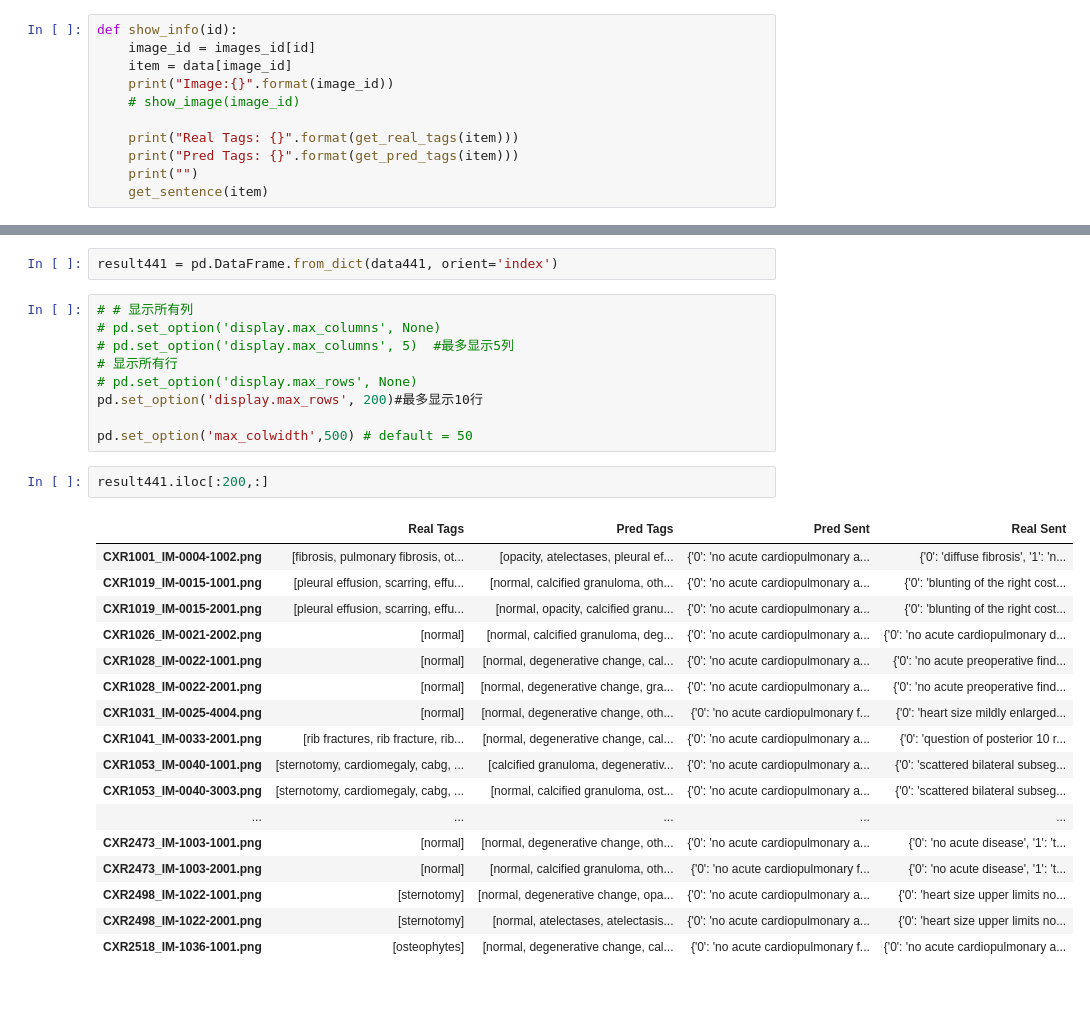
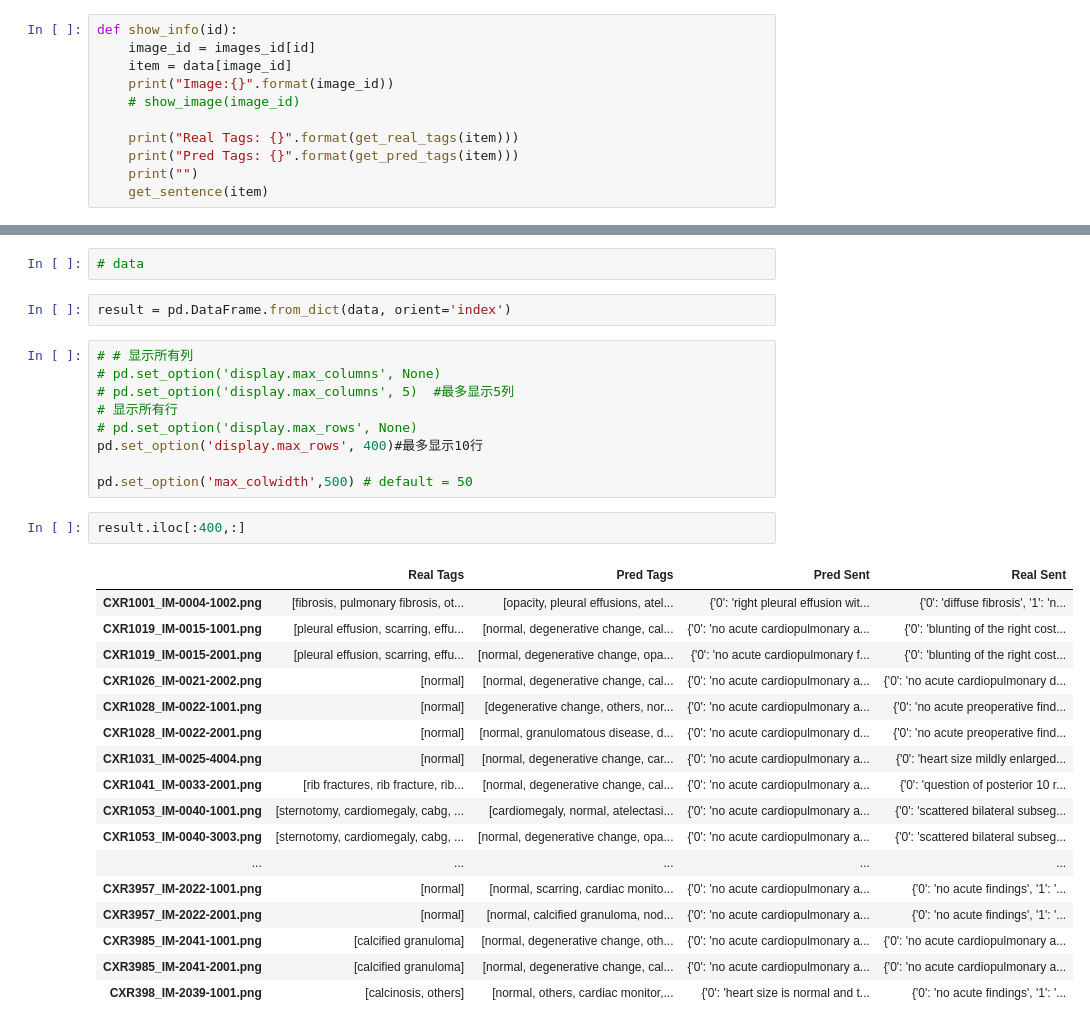
Before and after one commit to havecats/Medical-Report-Generation-OntheAutomaticGeneration, a Jupyter notebook: review_captions_resnet.ipynb, the cells around one changed output, grey strips where cells are left out. Cells and saved outputs as stored; diff of their text form; blank space fills up the shorter version.

```diff
--- a/review_captions_resnet.ipynb
+++ b/review_captions_resnet.ipynb
@@ -138,34 +100,36 @@ data441
+# %%
+# data
 # %%
-result441 = pd.DataFrame.from_dict(data441, orient='index')
+result = pd.DataFrame.from_dict(data, orient='index')
 # %%
 # # 显示所有列
 # pd.set_option('display.max_columns', None)
 # pd.set_option('display.max_columns', 5)  #最多显示5列
 # 显示所有行
 # pd.set_option('display.max_rows', None)
-pd.set_option('display.max_rows', 200)#最多显示10行
+pd.set_option('display.max_rows', 400)#最多显示10行
 
 pd.set_option('max_colwidth',500) # default = 50
-# %%
-result441.iloc[:200,:]
-# %% [output]
-|  | Real Tags | Pred Tags | Pred Sent | Real Sent |
-| CXR1001_IM-0004-1002.png | [fibrosis, pulmonary fibrosis, ot... | [opacity, atelectases, pleural ef... | {'0': 'no acute cardiopulmonary a... | {'0': 'diffuse fibrosis', '1': 'n... |
-| CXR1019_IM-0015-1001.png | [pleural effusion, scarring, effu... | [normal, calcified granuloma, oth... | {'0': 'no acute cardiopulmonary a... | {'0': 'blunting of the right cost... |
-| CXR1019_IM-0015-2001.png | [pleural effusion, scarring, effu... | [normal, opacity, calcified granu... | {'0': 'no acute cardiopulmonary a... | {'0': 'blunting of the right cost... |
-| CXR1026_IM-0021-2002.png | [normal] | [normal, calcified granuloma, deg... | {'0': 'no acute cardiopulmonary a... | {'0': 'no acute cardiopulmonary d... |
-| CXR1028_IM-0022-1001.png | [normal] | [normal, degenerative change, cal... | {'0': 'no acute cardiopulmonary a... | {'0': 'no acute preoperative find... |
-| CXR1028_IM-0022-2001.png | [normal] | [normal, degenerative change, gra... | {'0': 'no acute cardiopulmonary a... | {'0': 'no acute preoperative find... |
-| CXR1031_IM-0025-4004.png | [normal] | [normal, degenerative change, oth... | {'0': 'no acute cardiopulmonary f... | {'0': 'heart size mildly enlarged... |
-| CXR1041_IM-0033-2001.png | [rib fractures, rib fracture, rib... | [normal, degenerative change, cal... | {'0': 'no acute cardiopulmonary a... | {'0': 'question of posterior 10 r... |
-| CXR1053_IM-0040-1001.png | [sternotomy, cardiomegaly, cabg, ... | [calcified granuloma, degenerativ... | {'0': 'no acute cardiopulmonary a... | {'0': 'scattered bilateral subseg... |
-| CXR1053_IM-0040-3003.png | [sternotomy, cardiomegaly, cabg, ... | [normal, calcified granuloma, ost... | {'0': 'no acute cardiopulmonary a... | {'0': 'scattered bilateral subseg... |
-| ... | ... | ... | ... | ... |
-| CXR2473_IM-1003-1001.png | [normal] | [normal, degenerative change, oth... | {'0': 'no acute cardiopulmonary a... | {'0': 'no acute disease', '1': 't... |
-| CXR2473_IM-1003-2001.png | [normal] | [normal, calcified granuloma, oth... | {'0': 'no acute cardiopulmonary f... | {'0': 'no acute disease', '1': 't... |
-| CXR2498_IM-1022-1001.png | [sternotomy] | [normal, degenerative change, opa... | {'0': 'no acute cardiopulmonary a... | {'0': 'heart size upper limits no... |
-| CXR2498_IM-1022-2001.png | [sternotomy] | [normal, atelectases, atelectasis... | {'0': 'no acute cardiopulmonary a... | {'0': 'heart size upper limits no... |
-| CXR2518_IM-1036-1001.png | [osteophytes] | [normal, degenerative change, cal... | {'0': 'no acute cardiopulmonary f... | {'0': 'no acute cardiopulmonary a... |
+# %%
+result.iloc[:400,:]
+# %% [output]
+|  | Real Tags | Pred Tags | Pred Sent | Real Sent |
+| CXR1001_IM-0004-1002.png | [fibrosis, pulmonary fibrosis, ot... | [opacity, pleural effusions, atel... | {'0': 'right pleural effusion wit... | {'0': 'diffuse fibrosis', '1': 'n... |
+| CXR1019_IM-0015-1001.png | [pleural effusion, scarring, effu... | [normal, degenerative change, cal... | {'0': 'no acute cardiopulmonary a... | {'0': 'blunting of the right cost... |
+| CXR1019_IM-0015-2001.png | [pleural effusion, scarring, effu... | [normal, degenerative change, opa... | {'0': 'no acute cardiopulmonary f... | {'0': 'blunting of the right cost... |
+| CXR1026_IM-0021-2002.png | [normal] | [normal, degenerative change, cal... | {'0': 'no acute cardiopulmonary a... | {'0': 'no acute cardiopulmonary d... |
+| CXR1028_IM-0022-1001.png | [normal] | [degenerative change, others, nor... | {'0': 'no acute cardiopulmonary a... | {'0': 'no acute preoperative find... |
+| CXR1028_IM-0022-2001.png | [normal] | [normal, granulomatous disease, d... | {'0': 'no acute cardiopulmonary d... | {'0': 'no acute preoperative find... |
+| CXR1031_IM-0025-4004.png | [normal] | [normal, degenerative change, car... | {'0': 'no acute cardiopulmonary a... | {'0': 'heart size mildly enlarged... |
+| CXR1041_IM-0033-2001.png | [rib fractures, rib fracture, rib... | [normal, degenerative change, cal... | {'0': 'no acute cardiopulmonary a... | {'0': 'question of posterior 10 r... |
+| CXR1053_IM-0040-1001.png | [sternotomy, cardiomegaly, cabg, ... | [cardiomegaly, normal, atelectasi... | {'0': 'no acute cardiopulmonary a... | {'0': 'scattered bilateral subseg... |
+| CXR1053_IM-0040-3003.png | [sternotomy, cardiomegaly, cabg, ... | [normal, degenerative change, opa... | {'0': 'no acute cardiopulmonary a... | {'0': 'scattered bilateral subseg... |
+| ... | ... | ... | ... | ... |
+| CXR3957_IM-2022-1001.png | [normal] | [normal, scarring, cardiac monito... | {'0': 'no acute cardiopulmonary a... | {'0': 'no acute findings', '1': '... |
+| CXR3957_IM-2022-2001.png | [normal] | [normal, calcified granuloma, nod... | {'0': 'no acute cardiopulmonary a... | {'0': 'no acute findings', '1': '... |
+| CXR3985_IM-2041-1001.png | [calcified granuloma] | [normal, degenerative change, oth... | {'0': 'no acute cardiopulmonary a... | {'0': 'no acute cardiopulmonary a... |
+| CXR3985_IM-2041-2001.png | [calcified granuloma] | [normal, degenerative change, cal... | {'0': 'no acute cardiopulmonary a... | {'0': 'no acute cardiopulmonary a... |
+| CXR398_IM-2039-1001.png | [calcinosis, others] | [normal, others, cardiac monitor,... | {'0': 'heart size is normal and t... | {'0': 'no acute findings', '1': '... |
 # %%
 result28 = pd.DataFrame.from_dict(data28, orient='index')
 result28.iloc[:200,:]
```
Also changed, not shown: parts of 6 cells of this notebook, 2 other files.
